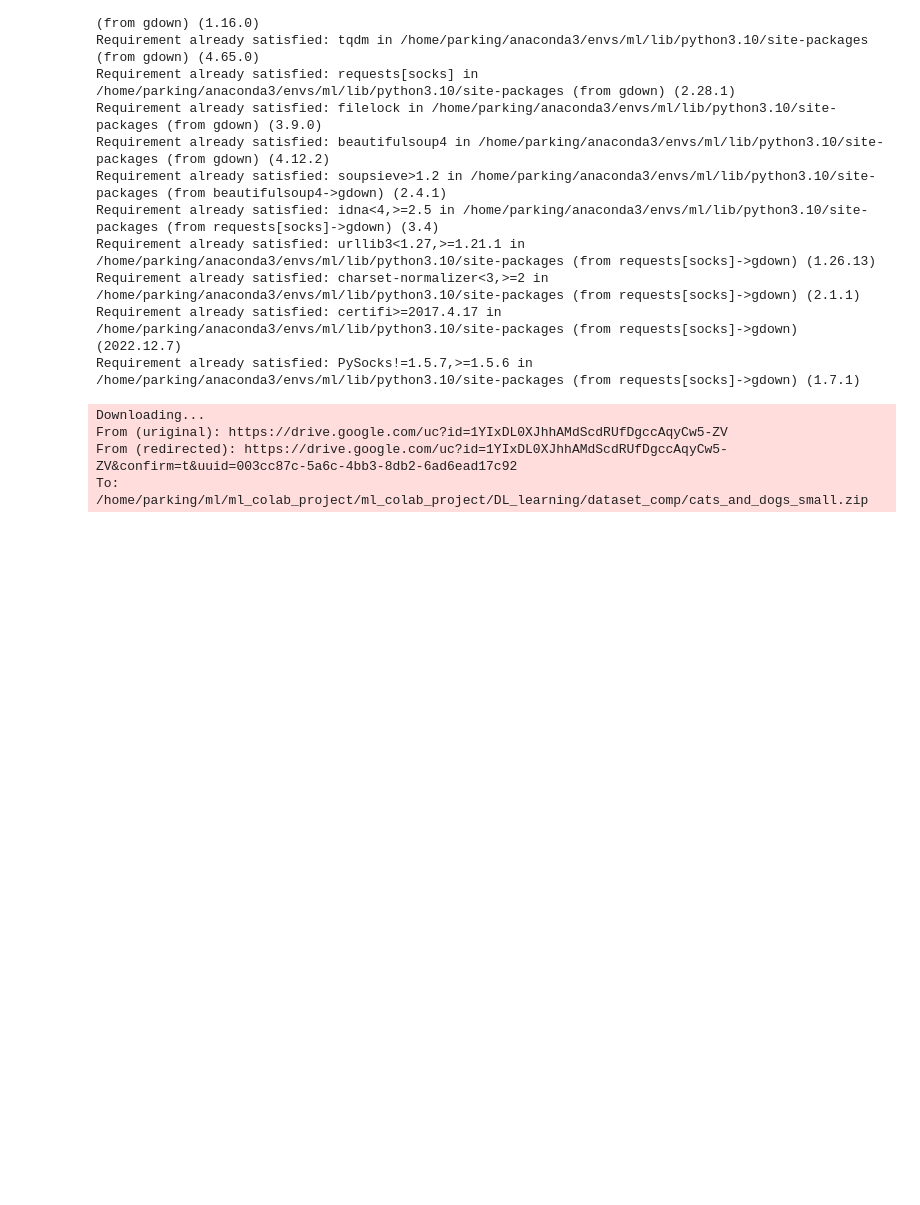
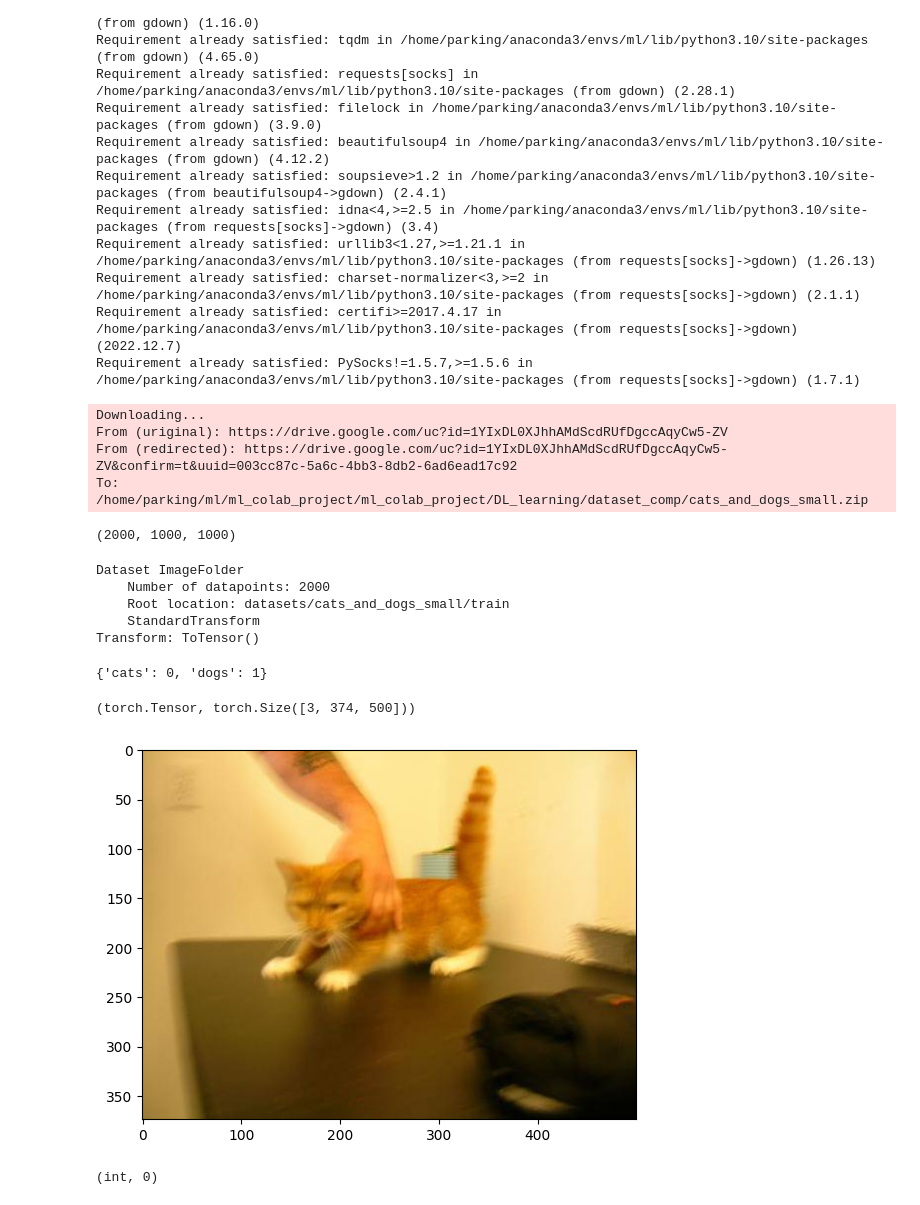
Before and after one commit to parking-place/ml_colab_project, a Jupyter notebook: DL_learning/05_Dataset과 DataLoader_강의내용.ipynb, the cells around one changed output. Drawn from its saved outputs; the diff is of its cells as text; code cells hidden in the pictures; blank space fills up the shorter version.

```diff
--- a/DL_learning/05_Dataset과 DataLoader_강의내용.ipynb
+++ b/DL_learning/05_Dataset과 DataLoader_강의내용.ipynb
@@ -1015,3 +1015,57 @@ Downloading...
 From (uriginal): https://drive.google.com/uc?id=1YIxDL0XJhhAMdScdRUfDgccAqyCw5-ZV
 From (redirected): https://drive.google.com/uc?id=1YIxDL0XJhhAMdScdRUfDgccAqyCw5-ZV&confirm=t&uuid=003cc87c-5a6c-4bb3-8db2-6ad6ead17c92
 To: /home/parking/ml/ml_colab_project/ml_colab_project/DL_learning/dataset_comp/cats_and_dogs_small.zip
+# %%
+from torchvision.datasets import ImageFolder
+from torchvision.transforms import ToTensor
+
+# ImageFolder: 이미지들이 저장된 폴더의 경로를 입력받아서 이미지를 로딩하는 Dataset
+# ImageFolder(폴더경로, transform)
+# 폴더경로: 각 클래스별로 하위폴더를 만들고 각 폴더에는 해당 클래스의 이미지들을 저장
+# transform: 이미지를 로딩할때 적용할 변환함수
+#             PIL.Image -> torch.Tensor로 변환
+#             channel first 형태로 변환
+#             0 ~ 255 -> 0 ~ 1 로 정규화
+#             (0.485, 0.456, 0.406), (0.229, 0.224, 0.225) 로 정규화
+#             (0.485, 0.456, 0.406) - 평균, (0.229, 0.224, 0.225) - 표준편차
+
+cd_train_set = ImageFolder(os.path.join('datasets', 'cats_and_dogs_small', 'train'),
+                            transform=ToTensor(),
+                            )
+
+cd_valid_set = ImageFolder(os.path.join('datasets', 'cats_and_dogs_small', 'validation'),
+                            transform=ToTensor(),
+                            )
+
+cd_test_set = ImageFolder(os.path.join('datasets', 'cats_and_dogs_small', 'test'),
+                            transform=ToTensor(),
+                            )
+
+len(cd_train_set), len(cd_valid_set), len(cd_test_set)
+# %% [output]
+(2000, 1000, 1000)
+# %%
+cd_train_set
+# %% [output]
+Dataset ImageFolder
+    Number of datapoints: 2000
+    Root location: datasets/cats_and_dogs_small/train
+    StandardTransform
+Transform: ToTensor()
+# %%
+cd_train_set.class_to_idx
+# %% [output]
+{'cats': 0, 'dogs': 1}
+# %%
+x, y = cd_train_set[0]
+type(x), x.shape
+# %% [output]
+(torch.Tensor, torch.Size([3, 374, 500]))
+# %%
+plt.imshow(x.permute(1, 2, 0));
+# %% [output]
+[figure, added]
+# %%
+type(y), y
+# %% [output]
+(int, 0)
```
